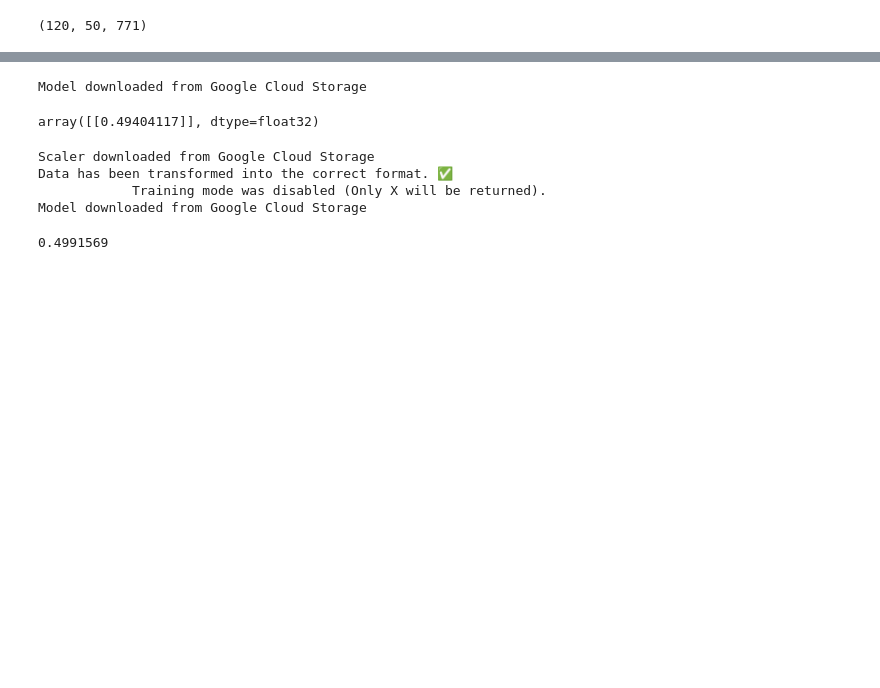
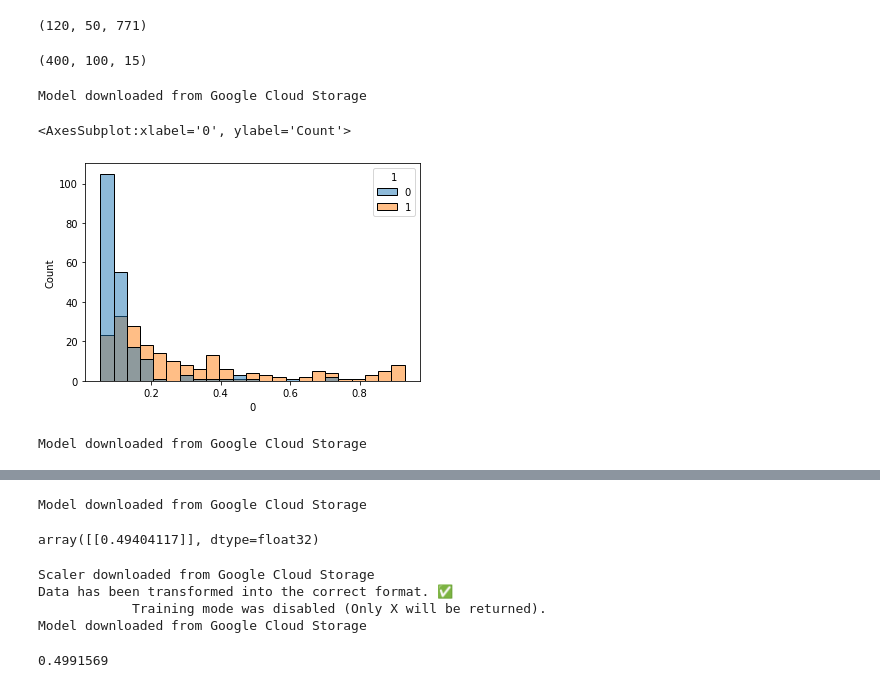
Before and after one commit to VPeron/cc_detector, a Jupyter notebook: notebooks/pgn_to_3dfs_Manuel.ipynb, the cells around one changed output, grey strips where cells are left out. Drawn from its saved outputs; the diff is of its cells as text; code cells hidden in the pictures; blank space fills up the shorter version.

```diff
--- a/notebooks/pgn_to_3dfs_Manuel.ipynb
+++ b/notebooks/pgn_to_3dfs_Manuel.ipynb
@@ -990,5 +1041,3 @@ X.shape
 # X_new.shape
 # %% [output]
 (120, 50, 771)
-# %%
-X_train, X_test, y_train, y_test = train_test_split(X,y,test_size=0.2)
@@ -994,0 +1046,22 @@ X_train, X_test, y_train, y_test = train_test_split(X,y,test_size=0.2)
+# %%
+X_test.shape
+# %% [output]
+(400, 100, 15)
+# %%
+X_pred = predict_comp(X_test, source="gcp")
+# %% [output]
+Model downloaded from Google Cloud Storage
+# %%
+comparison = []
+for index, i in enumerate(X_pred):
+    comparison.append((X_pred[index][0], y_test[index]))
+comp_df = pd.DataFrame(comparison)
+# %%
+sns.histplot(x= comp_df[0], hue=comp_df[1])
+# %% [output]
+<AxesSubplot:xlabel='0', ylabel='Count'>
+[figure, added]
+# %%
+X_pred2 = predict_comp(X, source="gcp")
+# %% [output]
+Model downloaded from Google Cloud Storage
```
Also changed, not shown: parts of 55 cells of this notebook, 7 other files.
